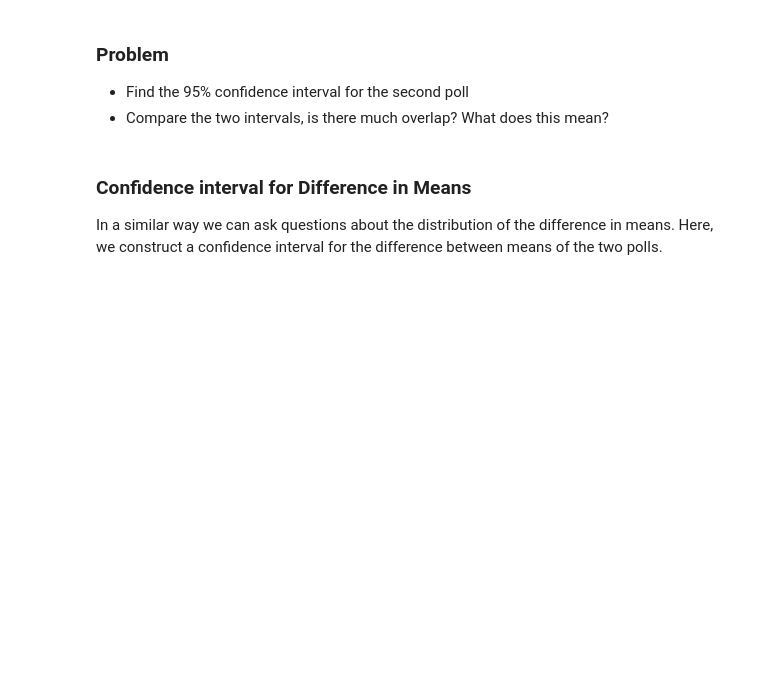
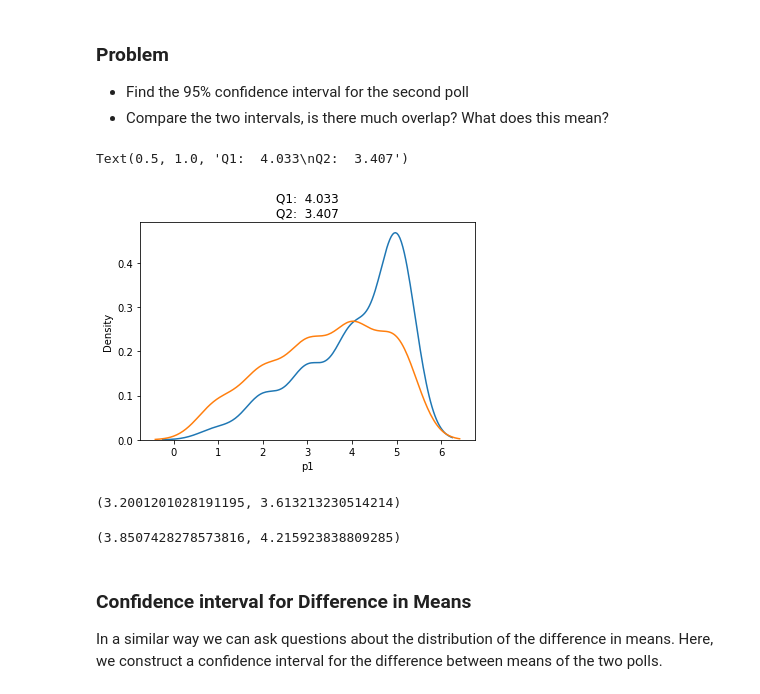
Before and after one commit to jfkoehler/nyu_bootcamp_fa24, a Jupyter notebook: _build/jupyter_execute/significance.ipynb, the cells around one changed output. Drawn from its saved outputs; the diff is of its cells as text; code cells hidden in the pictures; blank space fills up the shorter version.

```diff
--- a/_build/jupyter_execute/significance.ipynb
+++ b/_build/jupyter_execute/significance.ipynb
@@ -119,6 +169,21 @@ sns.displot(sample_means, kind = 'kde')
 - Compare the two intervals, is there much overlap?  What does this mean?
 # %%
 q2 = polls['p2']
+# %%
+sns.kdeplot(q1)
+sns.kdeplot(q2)
+plt.title(f'Q1: {q1.mean(): .3f}\nQ2: {q2.mean(): .3f}')
+# %% [output]
+Text(0.5, 1.0, 'Q1:  4.033\nQ2:  3.407')
+[figure, added]
+# %%
+stats.t.interval(.95, n-1, np.mean(q2), stats.sem(q2) )
+# %% [output]
+(3.2001201028191195, 3.613213230514214)
+# %%
+stats.t.interval(.95, n - 1, np.mean(q1), stats.sem(q1))
+# %% [output]
+(3.8507428278573816, 4.215923838809285)
 # %% [markdown]
 ### Confidence interval for Difference in Means
 
```
Also changed, not shown: parts of 38 cells of this notebook, 15 other files.
